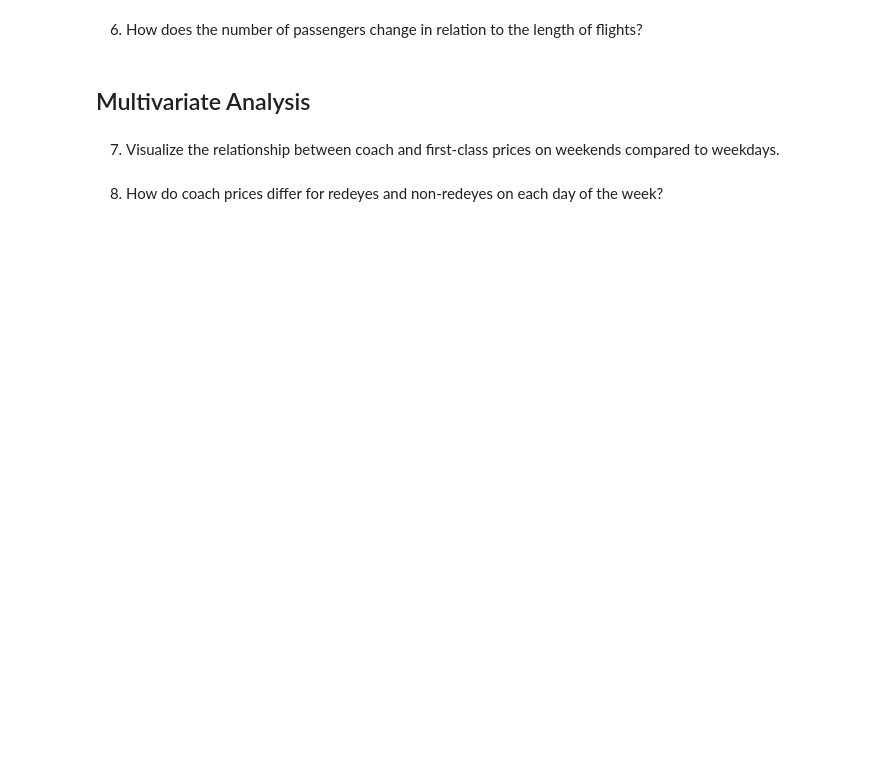
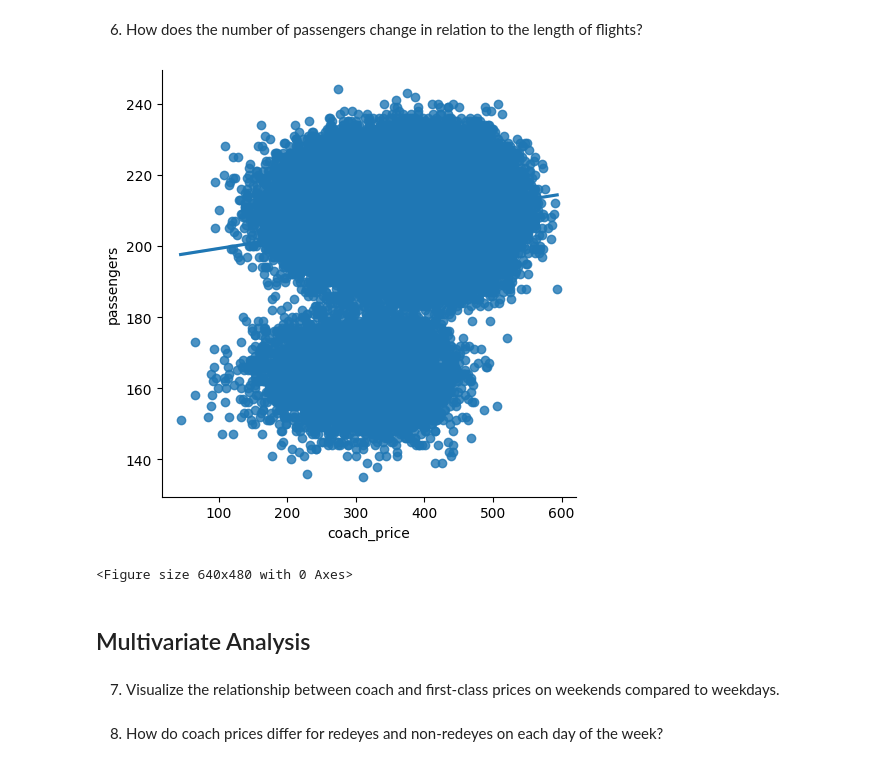
Before and after one commit to Diyana-nikk/AirplaneAnalysis, a Jupyter notebook: Airline Analysis.ipynb, the cells around one changed output. Drawn from its saved outputs; the diff is of its cells as text; code cells hidden in the pictures; blank space fills up the shorter version.

```diff
--- a/Airline Analysis.ipynb
+++ b/Airline Analysis.ipynb
@@ -209,3 +226,12 @@ coefficient of determination: 0.5715830175774124
+# %%
+## Task 6
+
+sns.lmplot( x = "coach_price", y= "passengers", data = flight)
+plt.show()
+plt.clf()
+# %% [output]
+[figure, added]
+<Figure size 640x480 with 0 Axes>
 # %% [markdown]
 ## Multivariate Analysis
 # %% [markdown]
```
Also changed, not shown: parts of 4 cells of this notebook.
